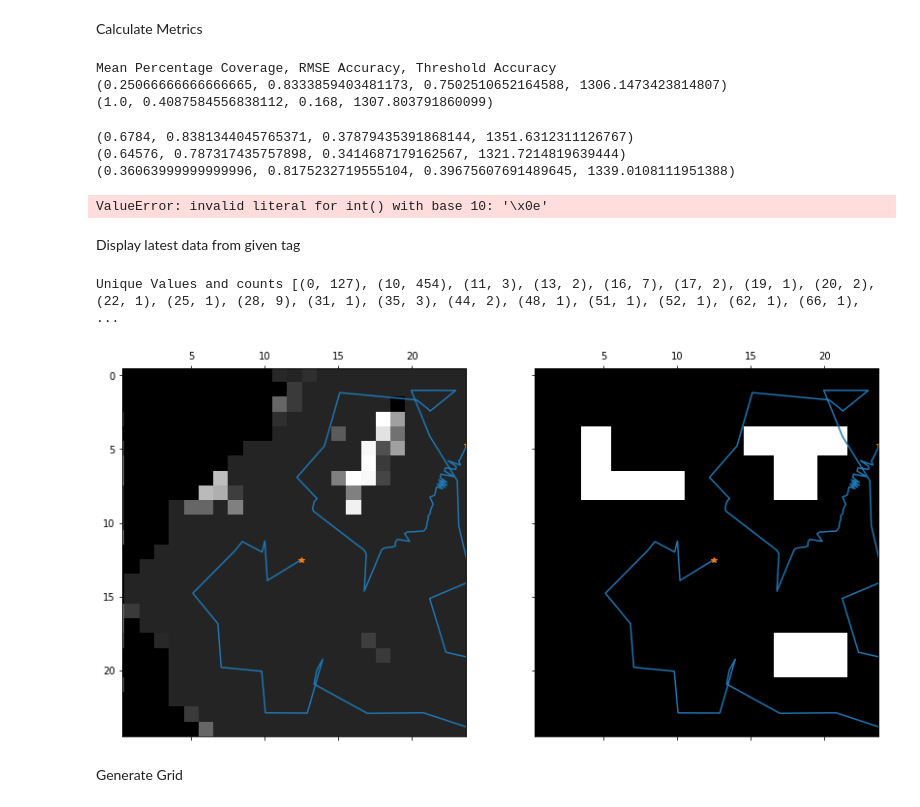
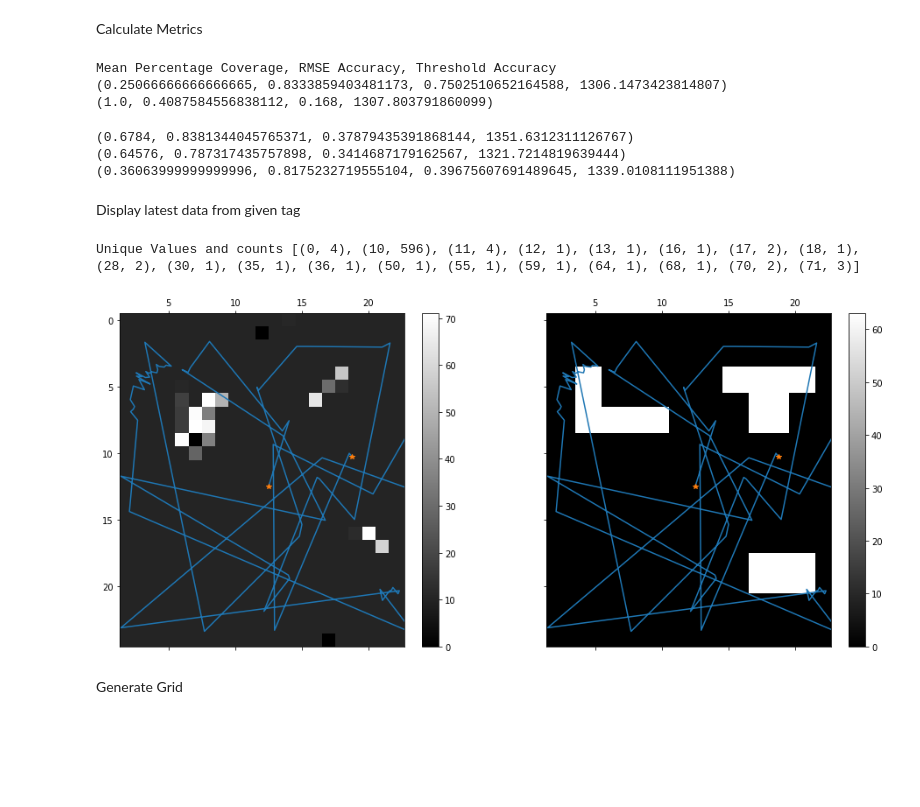
Before and after one commit to mhl787156/RomiExperiments, a Jupyter notebook: scripts/analyseData2.ipynb, the cells around one changed output. Drawn from its saved outputs; the diff is of its cells as text; code cells hidden in the pictures; blank space fills up the shorter version.

Commit message:
Fixed 10min maps and added colorbars to plots

```diff
--- a/scripts/analyseData2.ipynb
+++ b/scripts/analyseData2.ipynb
@@ -232,9 +232,9 @@ def plot_final_map(mapstime, pos, truemapp, highlight_seen=False):
 
     print('Unique Values and counts', list(zip(*np.unique(mapp, return_counts=True))))
 
-    fig, ax = plt.subplots(1, 2, sharex='col', sharey='row', figsize=(14, 7))
-    ax[0].matshow(mapp, cmap='gist_gray', interpolation='none')
-    ax[1].matshow(truemapp, cmap='gist_gray', interpolation='none')
+    fig, ax = plt.subplots(1, 2, sharex='col', sharey='row', figsize=(16, 7))
+    ax0 = ax[0].matshow(mapp, cmap='gist_gray', interpolation='none')
+    ax1 = ax[1].matshow(truemapp, cmap='gist_gray', interpolation='none')
 
     if len(pos > 0):
         ax[0].plot(pos[:, 0], pos[:, 1])
@@ -244,6 +244,9 @@ def plot_final_map(mapstime, pos, truemapp, highlight_seen=False):
     else:
         print('No Positions Data')
 
+    fig.colorbar(ax0, ax=ax[0])
+    fig.colorbar(ax1, ax=ax[1])
+
     plt.show()
 # %% [markdown]
 Plot maps over time on grid
@@ -341,9 +358,6 @@ print(calculateMetrics(datapath, 'Non_Belief',truemap))
 print(calculateMetrics(datapath, 'AHE_3',truemap))
 print(calculateMetrics(datapath, 'CHE_3',truemap))
 print(calculateMetrics(datapath, 'R_3',truemap2))
-print(calculateMetrics(datapath, 'AHE_10',truemap))
-print(calculateMetrics(datapath, 'CHE_10',truemap))
-print(calculateMetrics(datapath, 'R_10',truemap2))
 # %% [output]
 Mean Percentage Coverage, RMSE Accuracy, Threshold Accuracy
 (0.25066666666666665, 0.8333859403481173, 0.7502510652164588, 1306.1473423814807)
@@ -351,19 +365,18 @@ Mean Percentage Coverage, RMSE Accuracy, Threshold Accuracy
 (0.6784, 0.8381344045765371, 0.37879435391868144, 1351.6312311126767)
 (0.64576, 0.787317435757898, 0.3414687179162567, 1321.7214819639444)
 (0.36063999999999996, 0.8175232719555104, 0.39675607691489645, 1339.0108111951388)
-ValueError: invalid literal for int() with base 10: '\x0e'
 # %% [markdown]
 Display latest data from given tag
 # %%
 def display_latest_data(tag, tmap=truemap):
     datapath = os.path.join('..', 'data')
     datafolder = get_latest_data_folder_loc_by_tag(datapath, tag)
     mapstime, positions, _ = read_in_maps_and_positions(datafolder)
     plot_final_map(mapstime, positions, tmap, highlight_seen=True)
-display_latest_data('CHE_10', tmap=truemap2)
+display_latest_data('AHE_10', tmap=truemap2)
 # %% [output]
-Unique Values and counts [(0, 127), (10, 454), (11, 3), (13, 2), (16, 7), (17, 2), (19, 1), (20, 2), (22, 1), (25, 1), (28, 9), (31, 1), (35, 3), (44, 2), (48, 1), (51, 1), (52, 1), (62, 1), (66, 1),  ...
+Unique Values and counts [(0, 4), (10, 596), (11, 4), (12, 1), (13, 1), (16, 1), (17, 2), (18, 1), (28, 2), (30, 1), (35, 1), (36, 1), (50, 1), (55, 1), (59, 1), (64, 1), (68, 1), (70, 2), (71, 3)]
-[figure, old version]
+[figure, new version]
 # %% [markdown]
 Generate Grid
 # %%
```
Also changed, not shown: parts of 6 cells of this notebook, 2 other files.
